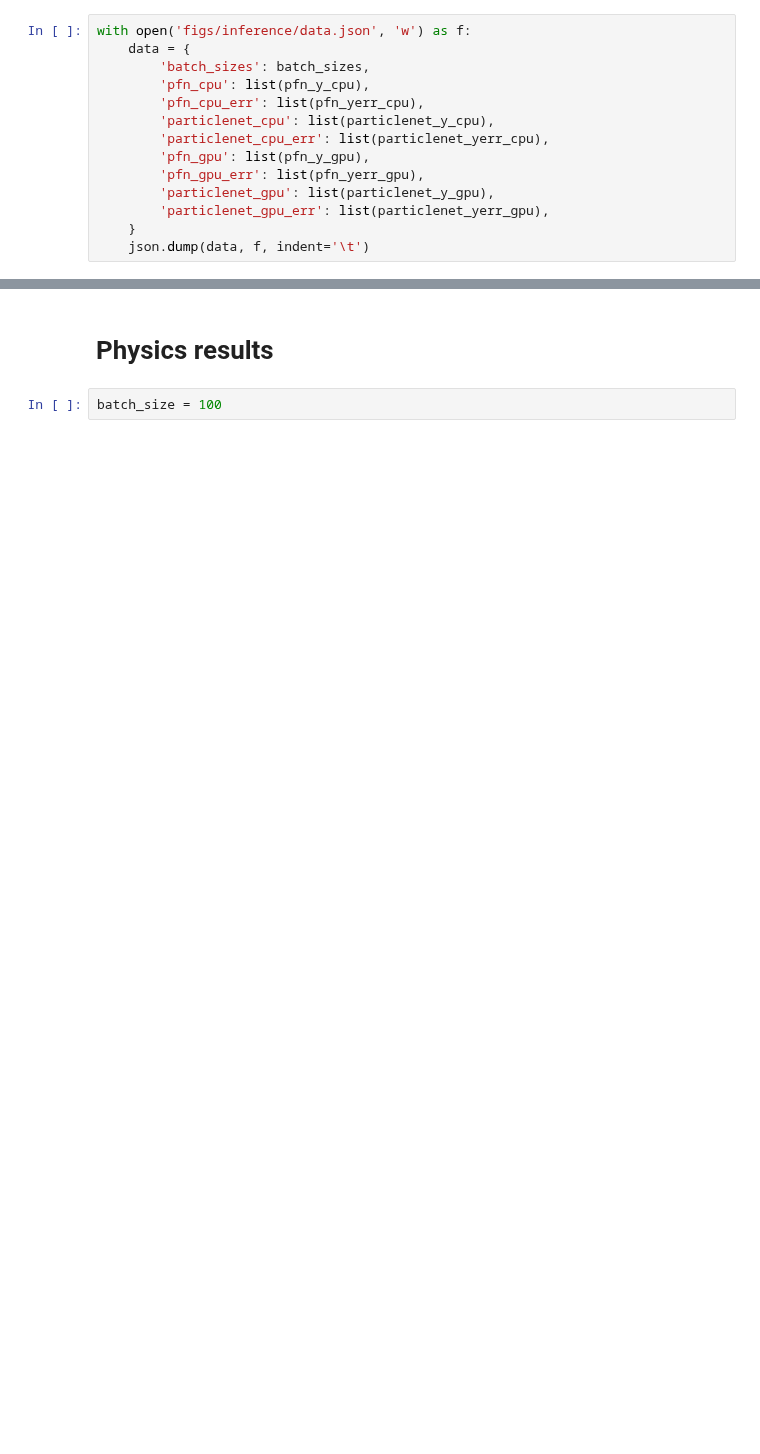
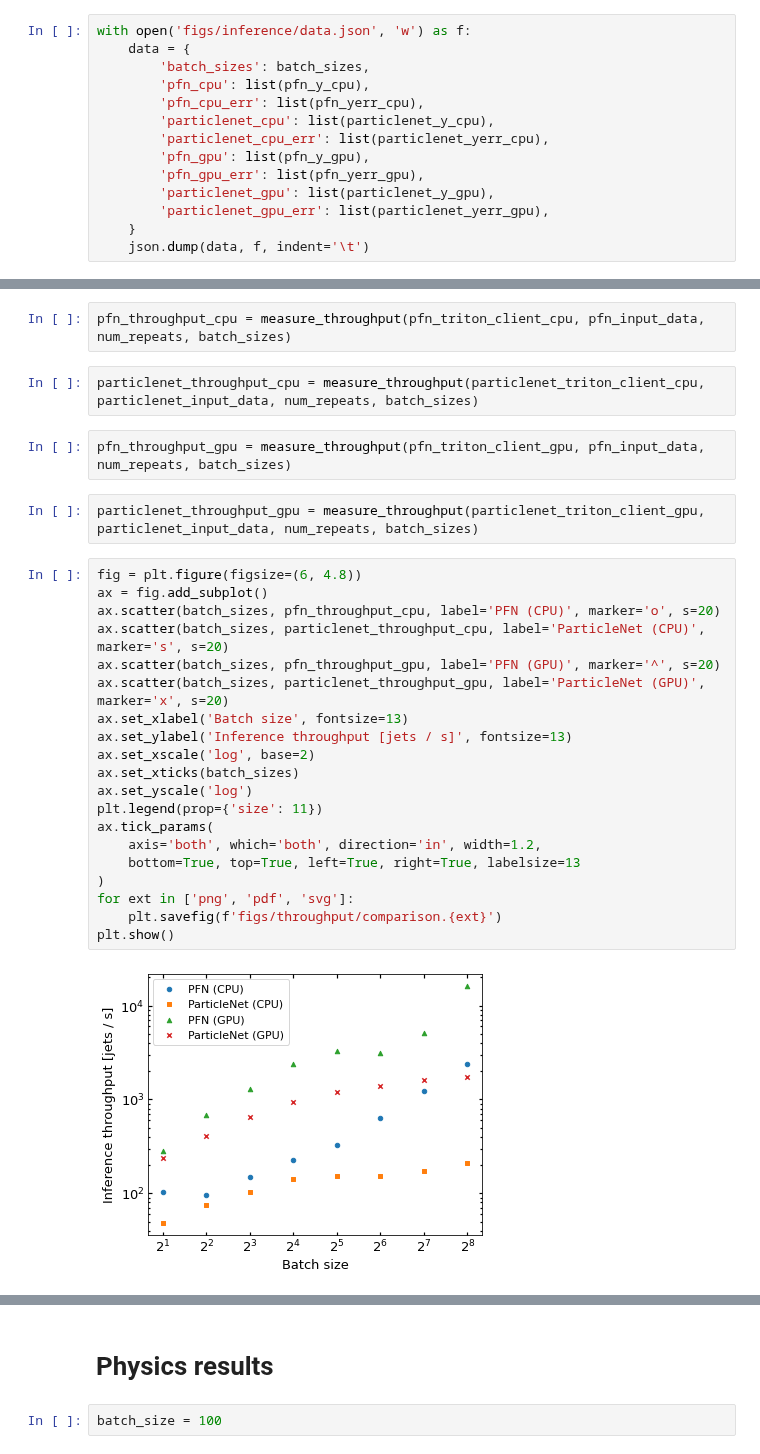
Before and after one commit to deinal/jec-inference, a Jupyter notebook: inference.ipynb, the cells around one changed output, grey strips where cells are left out. Drawn from its saved outputs; the diff is of its cells as text; blank space fills up the shorter version.

```diff
--- a/inference.ipynb
+++ b/inference.ipynb
@@ -240,0 +262,30 @@ with open('figs/inference/data.json', 'w') as f:
+# %%
+pfn_throughput_cpu = measure_throughput(pfn_triton_client_cpu, pfn_input_data, num_repeats, batch_sizes)
+# %%
+particlenet_throughput_cpu = measure_throughput(particlenet_triton_client_cpu, particlenet_input_data, num_repeats, batch_sizes)
+# %%
+pfn_throughput_gpu = measure_throughput(pfn_triton_client_gpu, pfn_input_data, num_repeats, batch_sizes)
+# %%
+particlenet_throughput_gpu = measure_throughput(particlenet_triton_client_gpu, particlenet_input_data, num_repeats, batch_sizes)
+# %%
+fig = plt.figure(figsize=(6, 4.8))
+ax = fig.add_subplot()
+ax.scatter(batch_sizes, pfn_throughput_cpu, label='PFN (CPU)', marker='o', s=20)
+ax.scatter(batch_sizes, particlenet_throughput_cpu, label='ParticleNet (CPU)', marker='s', s=20)
+ax.scatter(batch_sizes, pfn_throughput_gpu, label='PFN (GPU)', marker='^', s=20)
+ax.scatter(batch_sizes, particlenet_throughput_gpu, label='ParticleNet (GPU)', marker='x', s=20)
+ax.set_xlabel('Batch size', fontsize=13)
+ax.set_ylabel('Inference throughput [jets / s]', fontsize=13)
+ax.set_xscale('log', base=2)
+ax.set_xticks(batch_sizes)
+ax.set_yscale('log')
+plt.legend(prop={'size': 11})
+ax.tick_params(
+    axis='both', which='both', direction='in', width=1.2,
+    bottom=True, top=True, left=True, right=True, labelsize=13
+)
+for ext in ['png', 'pdf', 'svg']:
+    plt.savefig(f'figs/throughput/comparison.{ext}')
+plt.show()
+# %% [output]
+[figure, added]
```
Also changed, not shown: parts of 7 cells of this notebook, 6 other files.
